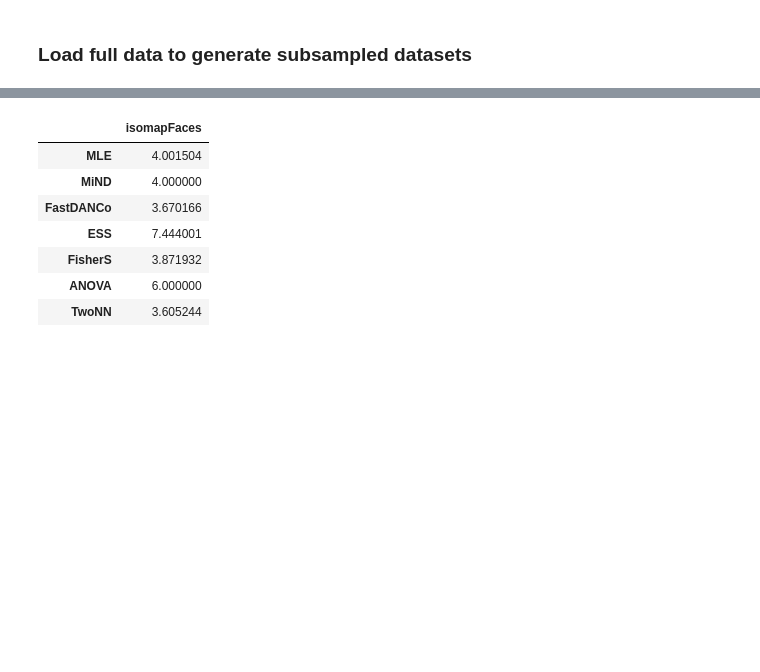
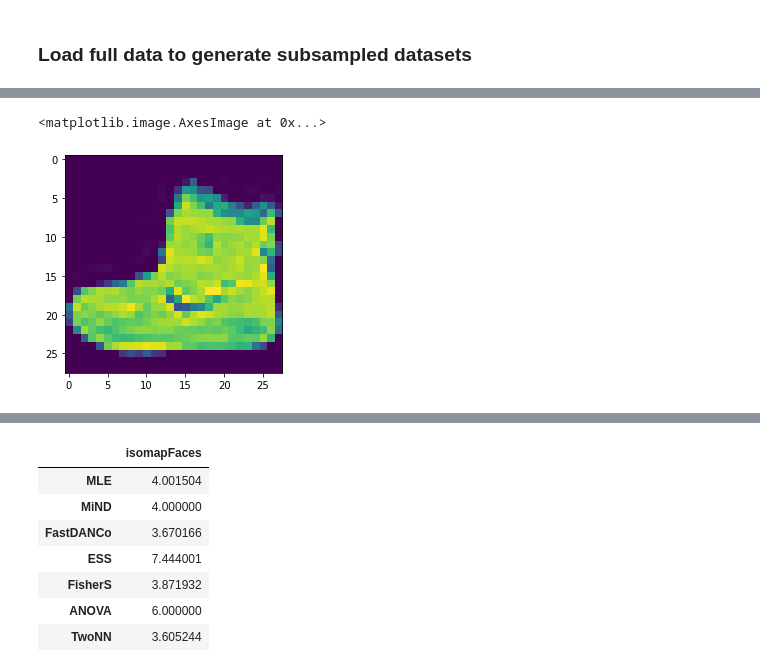
Before and after one commit to j-bac/id-concentration, a Jupyter notebook: notebooks/Test-concentration-estimators-real-data.ipynb, the cells around one changed output, grey strips where cells are left out. Saved outputs shown, nothing was run; the diff lists cells and outputs as text; code cells hidden in the pictures; blank space fills up the shorter version.

```diff
--- a/notebooks/Test-concentration-estimators-real-data.ipynb
+++ b/notebooks/Test-concentration-estimators-real-data.ipynb
@@ -323,0 +341,8 @@ DE=DimEst()
+# %%
+fashion_mnist=fetch_openml(name="Fashion-MNIST",data_home="../data")
+fmnist = fashion_mnist['data']
+fmnist_labels = fashion_mnist['target']
+plt.imshow(fmnist[0].reshape(28,28))
+# %% [output]
+<matplotlib.image.AxesImage at 0x...>
+[figure, added]
```
Also changed, not shown: parts of 13 cells of this notebook, 16 other files.
